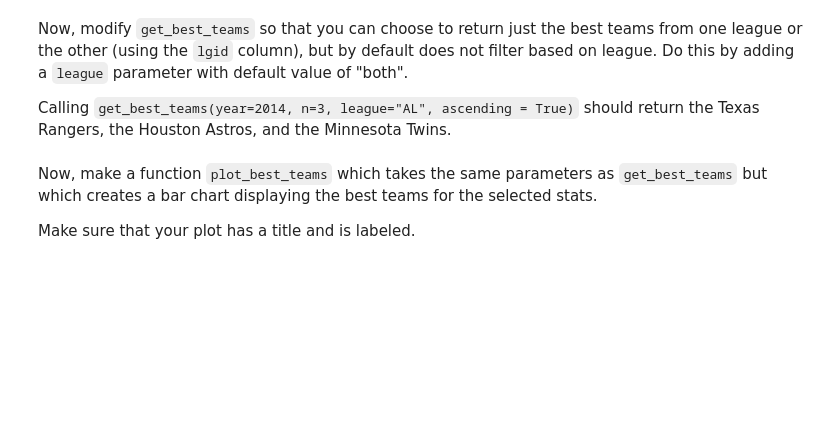
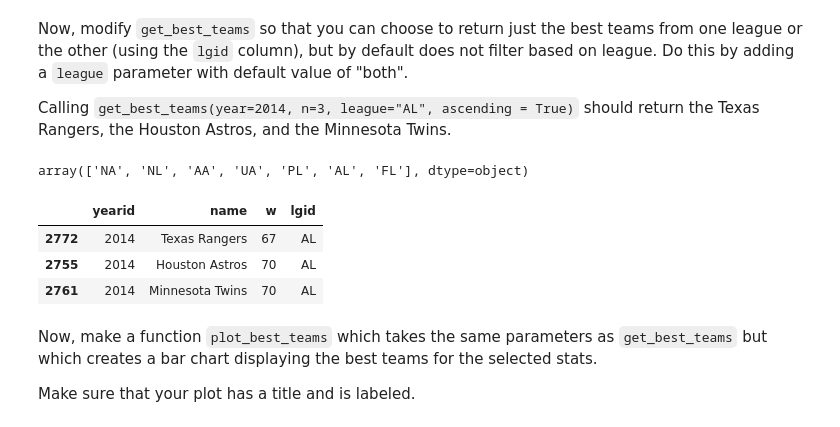
Before and after one commit to NSS-Data-Analytics-Cohort-10/loops-and-functions-rushichokshi, a Jupyter notebook: notebooks/Loops_and_Functions_Practice_DA10.ipynb, the cells around one changed output. Cells and saved outputs as stored; diff of their text form; code cells hidden in the pictures; blank space fills up the shorter version.

```diff
--- a/notebooks/Loops_and_Functions_Practice_DA10.ipynb
+++ b/notebooks/Loops_and_Functions_Practice_DA10.ipynb
@@ -239,3 +274,19 @@ Calling `get_best_teams(year=2014, n=3, league="AL", ascending = True)` should r
+# %%
+teams['lgid'].unique()
+# %% [output]
+array(['NA', 'NL', 'AA', 'UA', 'PL', 'AL', 'FL'], dtype=object)
+# %%
+def get_best_teams_3(year,n=5,league=['AL','NL'],stat='w',ascending=False):
+    """returns the top or bottom n teams of a given year, stat, and league(both by default)"""
+    best_teams_output_3 = teams[(teams['yearid']==year)&(teams['lgid']==league)].sort_values(stat,ascending=ascending)[['yearid','name',stat,'lgid']].head(n)
+    return best_teams_output_3
+# %%
+get_best_teams_3(year=2014, n=3, league="AL", ascending = True)
+# %% [output]
+|  | yearid | name | w | lgid |
+| 2772 | 2014 | Texas Rangers | 67 | AL |
+| 2755 | 2014 | Houston Astros | 70 | AL |
+| 2761 | 2014 | Minnesota Twins | 70 | AL |
 # %% [markdown]
 Now, make a function `plot_best_teams` which takes the same parameters as `get_best_teams` but which creates a bar chart displaying the best teams for the selected stats.
 
```
Also changed, not shown: parts of 14 cells of this notebook.
